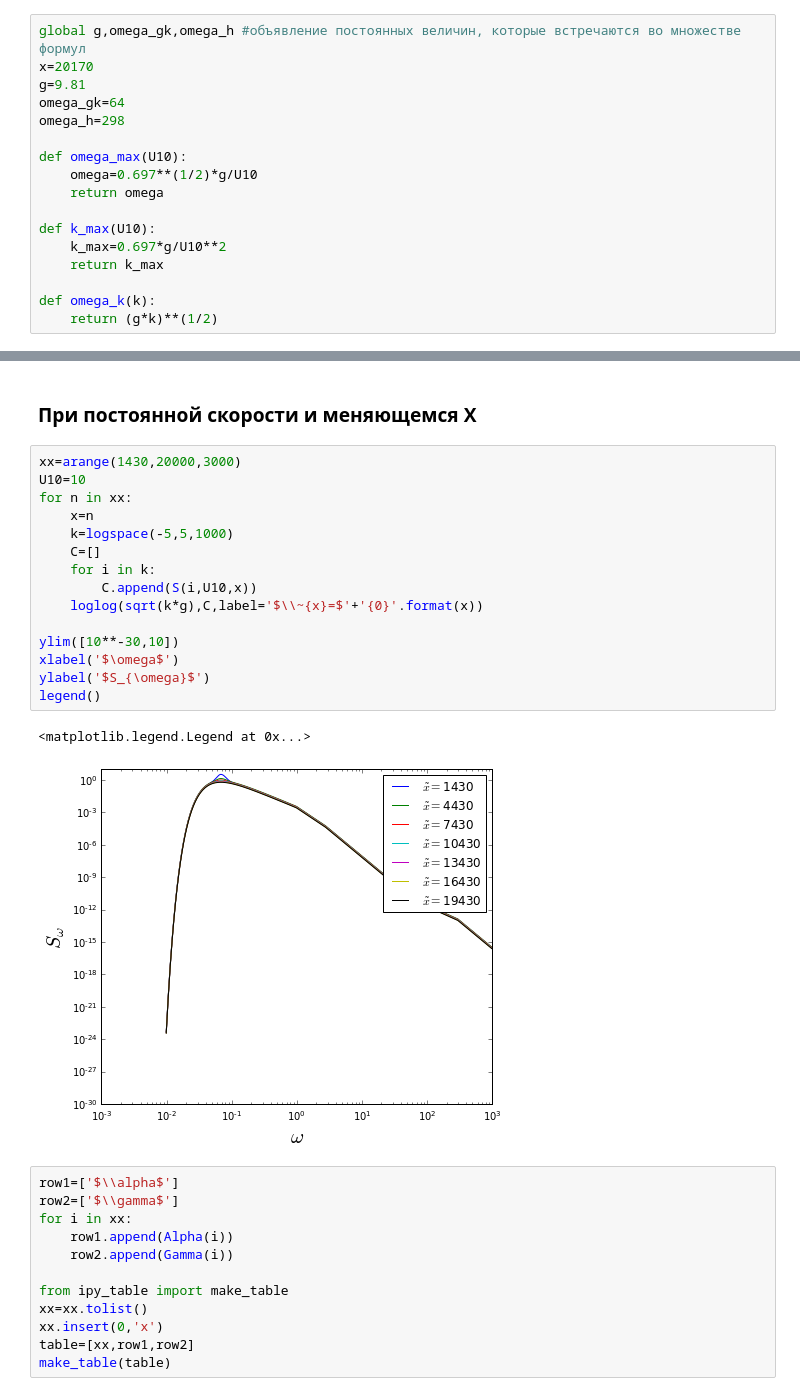
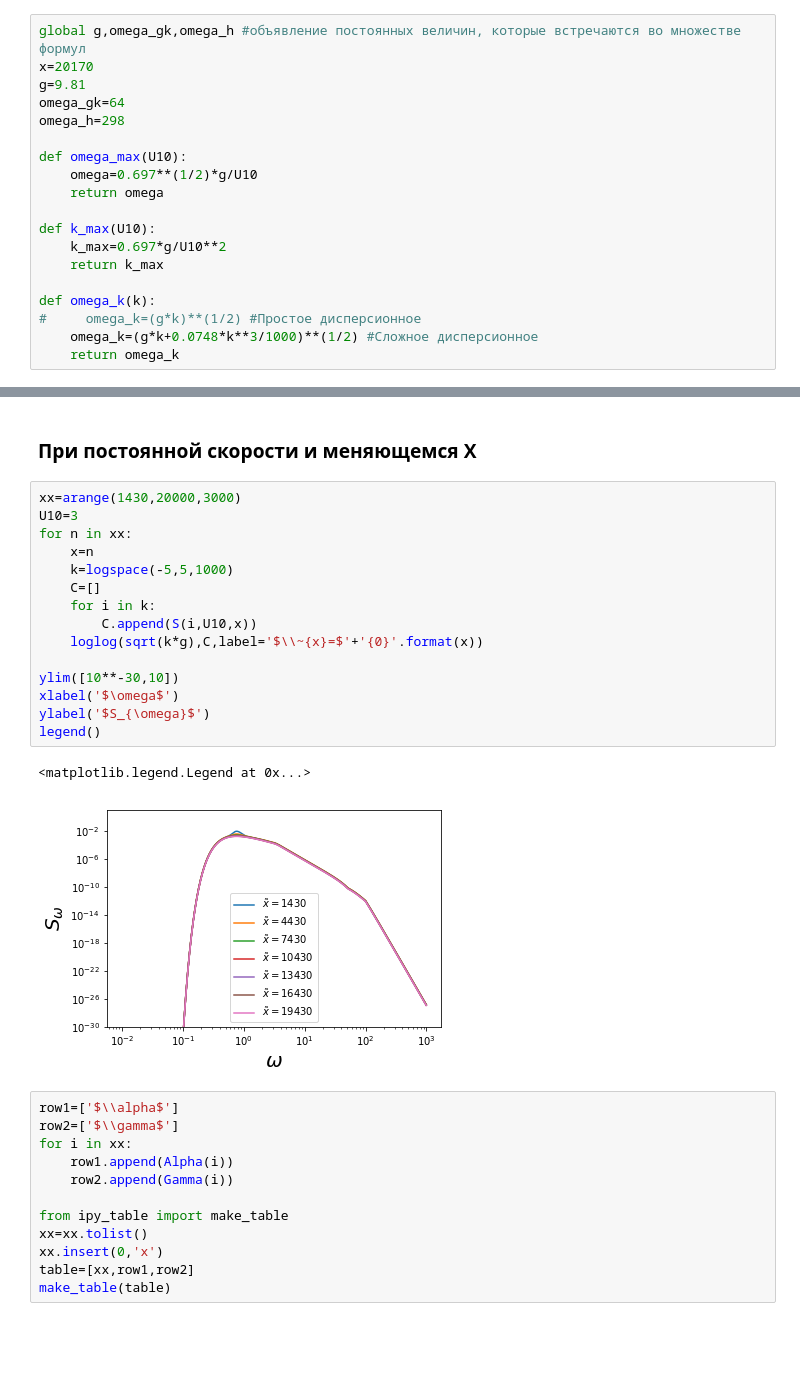
Before and after one commit to KirillPonur/water, a Jupyter notebook: model.ipynb, the cells around one changed output, grey strips where cells are left out. Cells and saved outputs as stored; diff of their text form; blank space fills up the shorter version.

```diff
--- a/model.ipynb
+++ b/model.ipynb
@@ -87,7 +87,9 @@ def k_max(U10):
     return k_max
 
 def omega_k(k):
-    return (g*k)**(1/2)
+#     omega_k=(g*k)**(1/2) #Простое дисперсионное
+    omega_k=(g*k+0.0748*k**3/1000)**(1/2) #Сложное дисперсионное
+    return omega_k
 # %% [markdown]
 Значение коэффициента $a_m$ зависит от скорости ветра:
 # %%
@@ -250,22 +252,22 @@ show()
 ### При постоянной скорости и меняющемся X
 # %%
 xx=arange(1430,20000,3000)
-U10=10
+U10=3
 for n in xx:
     x=n
     k=logspace(-5,5,1000)
     C=[]
     for i in k:
         C.append(S(i,U10,x))
     loglog(sqrt(k*g),C,label='$\\~{x}=$'+'{0}'.format(x))
 
 ylim([10**-30,10])
 xlabel('$\omega$')
 ylabel('$S_{\omega}$')
 legend()
 # %% [output]
 <matplotlib.legend.Legend at 0x...>
-[figure, old version]
+[figure, new version]
 # %%
 row1=['$\\alpha$']
 row2=['$\\gamma$']
```
Also changed, not shown: parts of 9 cells of this notebook, 18 other files.
